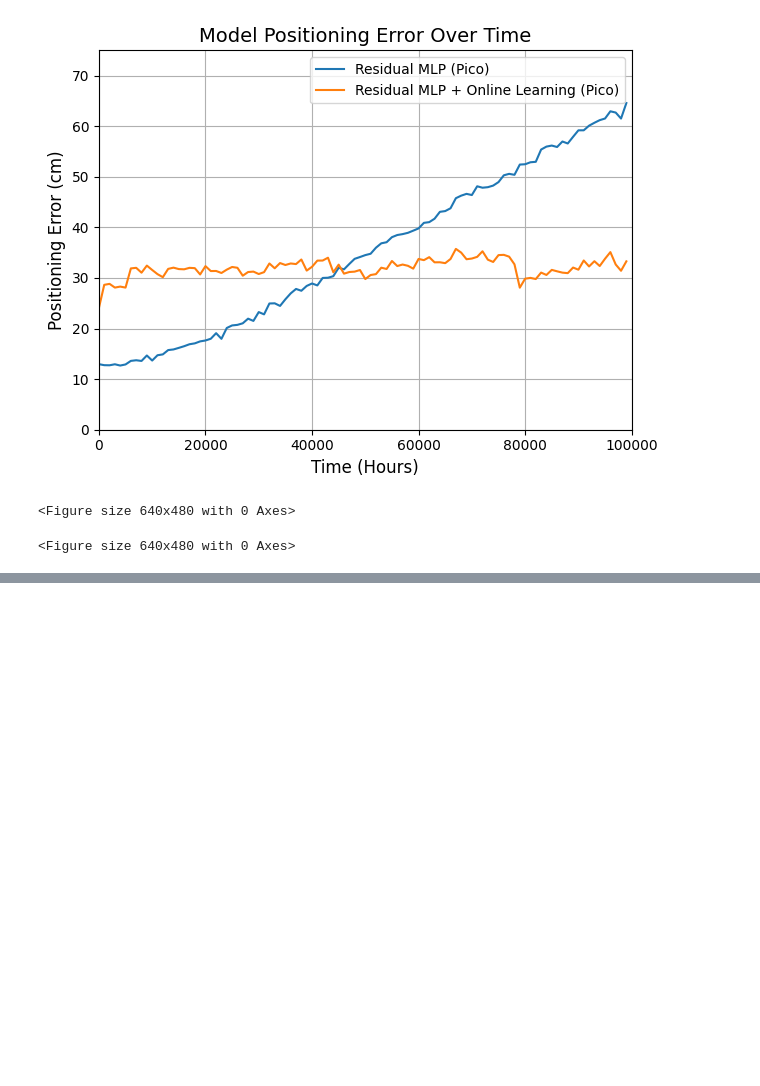
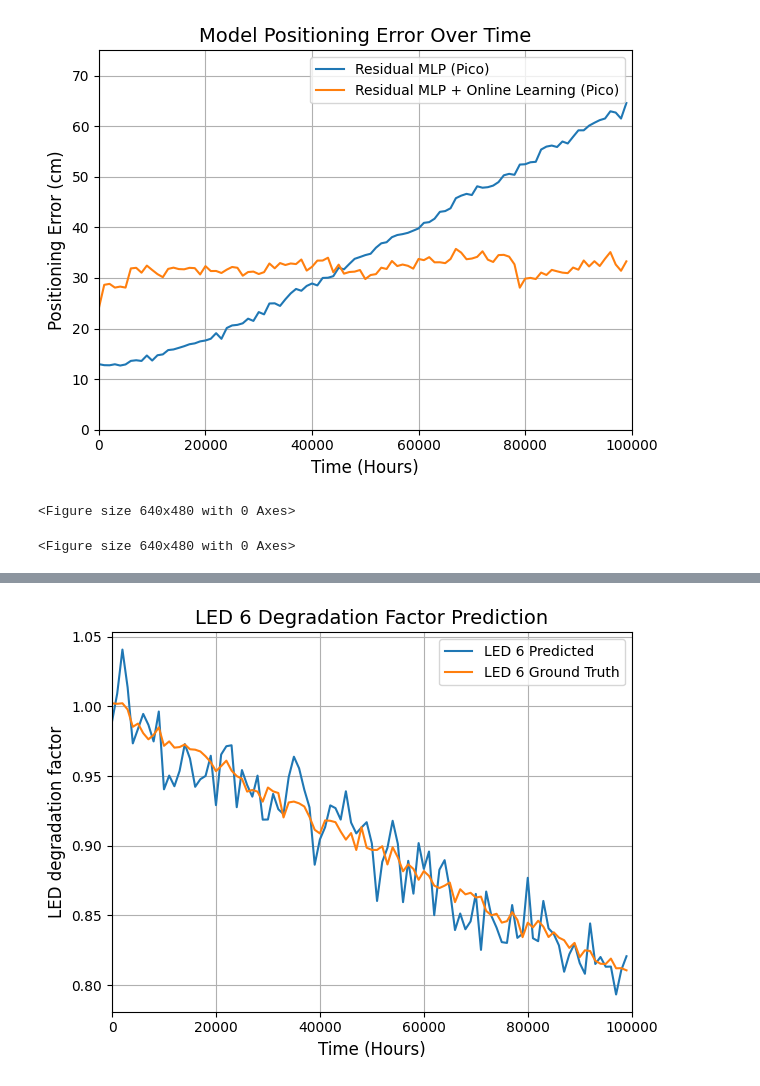
Before and after one commit to einstein8612/VLP, a Jupyter notebook: graphs.ipynb, the cells around one changed output, grey strips where cells are left out. Drawn from its saved outputs; the diff is of its cells as text; code cells hidden in the pictures; blank space fills up the shorter version.

```diff
--- a/graphs.ipynb
+++ b/graphs.ipynb
@@ -128,0 +224,16 @@ plt.clf()
+# %%
+plt.plot(timesteps, 1/led_6_predicted, label="LED 6 Predicted")
+plt.plot(timesteps, led_6_ground_truth, label="LED 6 Ground Truth")
+
+plt.title('LED 6 Degradation Factor Prediction', fontsize=14)
+plt.xlabel('Time (Hours)', fontsize=12)
+plt.ylabel('LED degradation factor', fontsize=12)
+
+plt.legend()
+plt.grid(True)
+# Change font size
+plt.xlim(left=0, right=100000)
+plt.tight_layout()
+plt.savefig('generated_figures/degradation_prediction_led_6.pdf')
+# %% [output]
+[figure, added]
```
Also changed, not shown: parts of 10 cells of this notebook.
